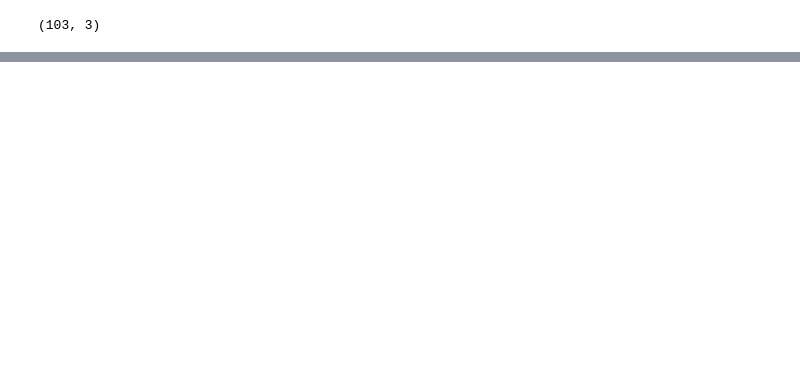
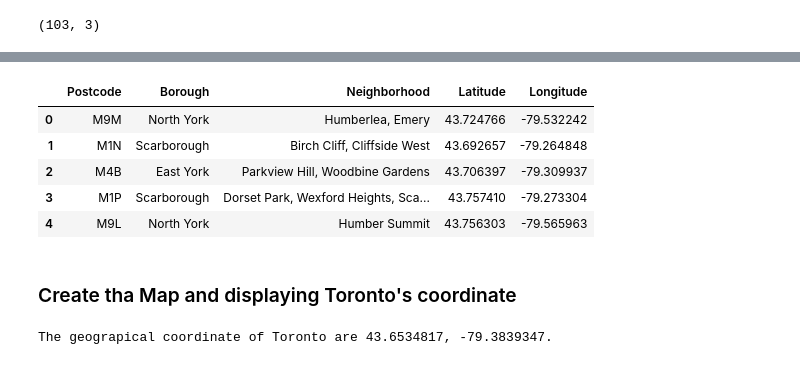
Before and after one commit to AbderrafiiGoutaib/Coursera_Capstone, a Jupyter notebook: Segmenting and Clustering Neighborhoods in Toronto.ipynb, the cells around one changed output, grey strips where cells are left out. Drawn from its saved outputs; the diff is of its cells as text; code cells hidden in the pictures; blank space fills up the shorter version.

```diff
--- a/Segmenting and Clustering Neighborhoods in Toronto.ipynb
+++ b/Segmenting and Clustering Neighborhoods in Toronto.ipynb
@@ -122,0 +126,5 @@ df.shape
+# %%
+
+url_geo="http://cocl.us/Geospatial_data"
+geo=pd.read_csv(url_geo)
+geo.head()
@@ -122,0 +138,12 @@ df.shape
+# %%
+join = df.set_index('Postal Code').join(geo.set_index('Postal Code'))
+join.index.name = 'Postcode'
+join.reset_index(inplace=True)
+join.head()
+# %% [output]
+|  | Postcode | Borough | Neighborhood | Latitude | Longitude |
+| 0 | M9M | North York | Humberlea, Emery | 43.724766 | -79.532242 |
+| 1 | M1N | Scarborough | Birch Cliff, Cliffside West | 43.692657 | -79.264848 |
+| 2 | M4B | East York | Parkview Hill, Woodbine Gardens | 43.706397 | -79.309937 |
+| 3 | M1P | Scarborough | Dorset Park, Wexford Heights, Sca... | 43.757410 | -79.273304 |
+| 4 | M9L | North York | Humber Summit | 43.756303 | -79.565963 |
@@ -122,0 +157,12 @@ df.shape
+# %% [markdown]
+<h3>Create tha Map and displaying Toronto's coordinate</h3>
+# %%
+address = 'Toronto'
+
+geolocator = Nominatim()
+location = geolocator.geocode(address)
+latitude = location.latitude
+longitude = location.longitude
+print('The geograpical coordinate of Toronto are {}, {}.'.format(latitude, longitude))
+# %% [output]
+The geograpical coordinate of Toronto are 43.6534817, -79.3839347.
```
Also changed, not shown: parts of 15 cells of this notebook.
